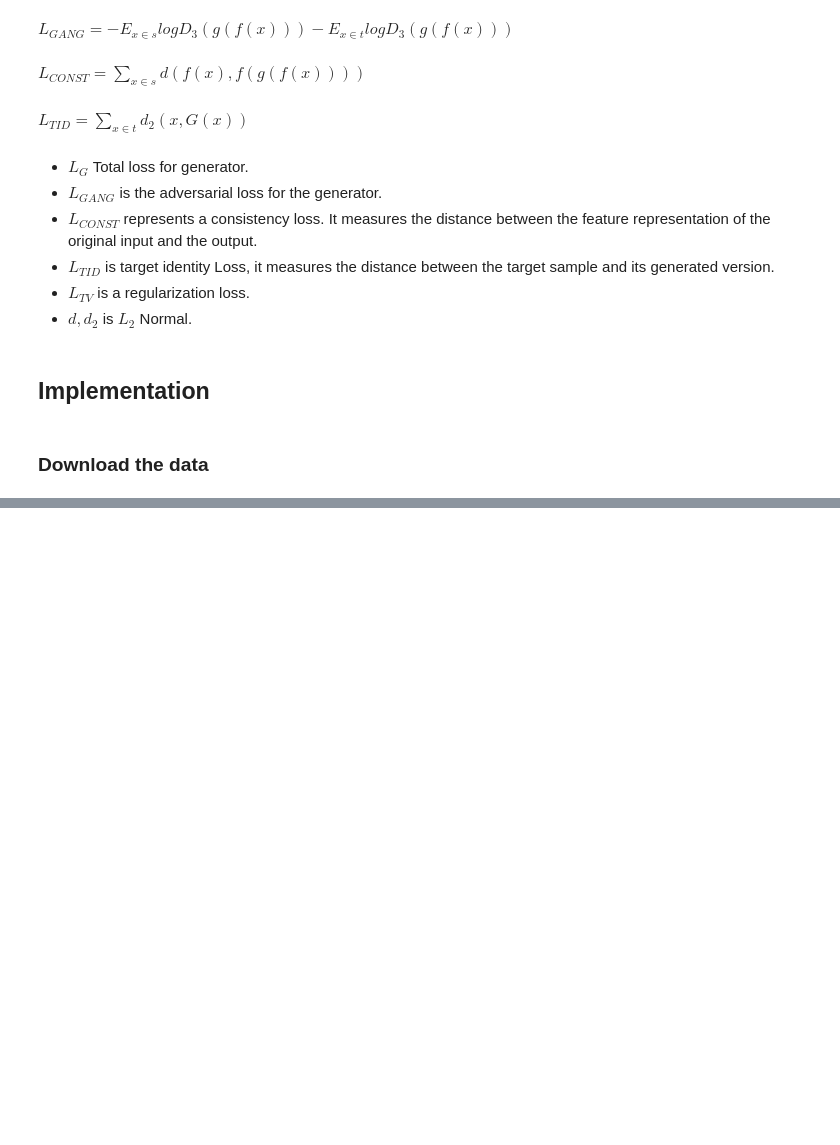
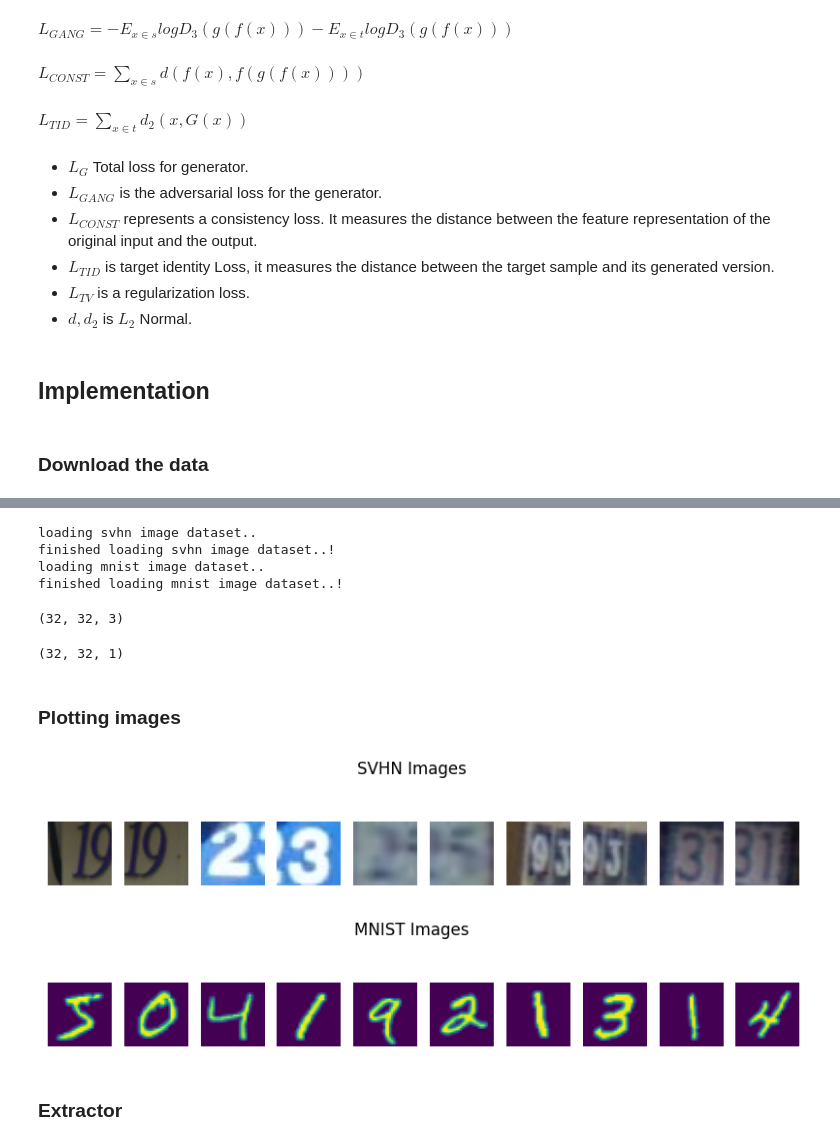
Before and after one commit to GanGroup/Gan, a Jupyter notebook: kai/code/note/week4.ipynb, the cells around one changed output, grey strips where cells are left out. Cells and saved outputs as stored; diff of their text form; code cells hidden in the pictures; blank space fills up the shorter version.

```diff
--- a/kai/code/note/week4.ipynb
+++ b/kai/code/note/week4.ipynb
@@ -139,0 +142,11 @@ $ O = \left\lfloor \frac{32 - 3 + 1}{1} \right\rfloor = 30 $
+# %%
+def load_mnist(image_dir, split='train'):
+    print ('loading mnist image dataset..')
+    image_file = 'mnist_train.pkl' if split=='train' else 'mnist_test.pkl'
+    image_dir = os.path.join(image_dir, image_file)
+    with open(image_dir, 'rb') as f:
+        mnist = pickle.load(f)
+    images = mnist['X'] / 127.5 - 1
+    labels = mnist['y']
+    print ('finished loading mnist image dataset..!')
+    return images, labels
@@ -140,2 +165,44 @@ $ O = \left\lfloor \frac{32 - 3 + 1}{1} \right\rfloor = 30 $
+# %%
+svhn_dir = "/Users/dengkai/workspace/ucc/course/ucc/dissertation/Gan/kai/code/note/week4/data/svhn"
+mnist_dir = "/Users/dengkai/workspace/ucc/course/ucc/dissertation/Gan/kai/code/note/week4/data/mnist"
+
+svhn_images, _ = load_svhn(svhn_dir, split='train')
+mnist_images, _ = load_mnist(mnist_dir, split='train')
+# %% [output]
+loading svhn image dataset..
+finished loading svhn image dataset..!
+loading mnist image dataset..
+finished loading mnist image dataset..!
+# %%
+svhn_images[1].shape
+# %% [output]
+(32, 32, 3)
+# %%
+mnist_images[1].shape
+# %% [output]
+(32, 32, 1)
+# %% [markdown]
+### Plotting images
+# %%
+# Plotting SVHN and MNIST images
+def plot_images(images, title, num_images=10):
+    plt.figure(figsize=(10, 2))
+    for i in range(num_images):
+        plt.subplot(1, num_images, i + 1)
+        plt.imshow((images[i] + 1) / 2)  # Normalize back to [0, 1] for display
+        plt.axis('off')
+    plt.suptitle(title)
+    plt.show()
+
+# Plot 10 images from SVHN
+plot_images(svhn_images, "SVHN Images", num_images=10)
+
+# Plot 10 images from MNIST
+plot_images(mnist_images, "MNIST Images", num_images=10)
+# %% [output]
+[figure, added]
+[figure, added]
+# %% [markdown]
+### Extractor
 # %%
 # Define the Content Extractor
```
Also changed, not shown: parts of 26 cells of this notebook.
